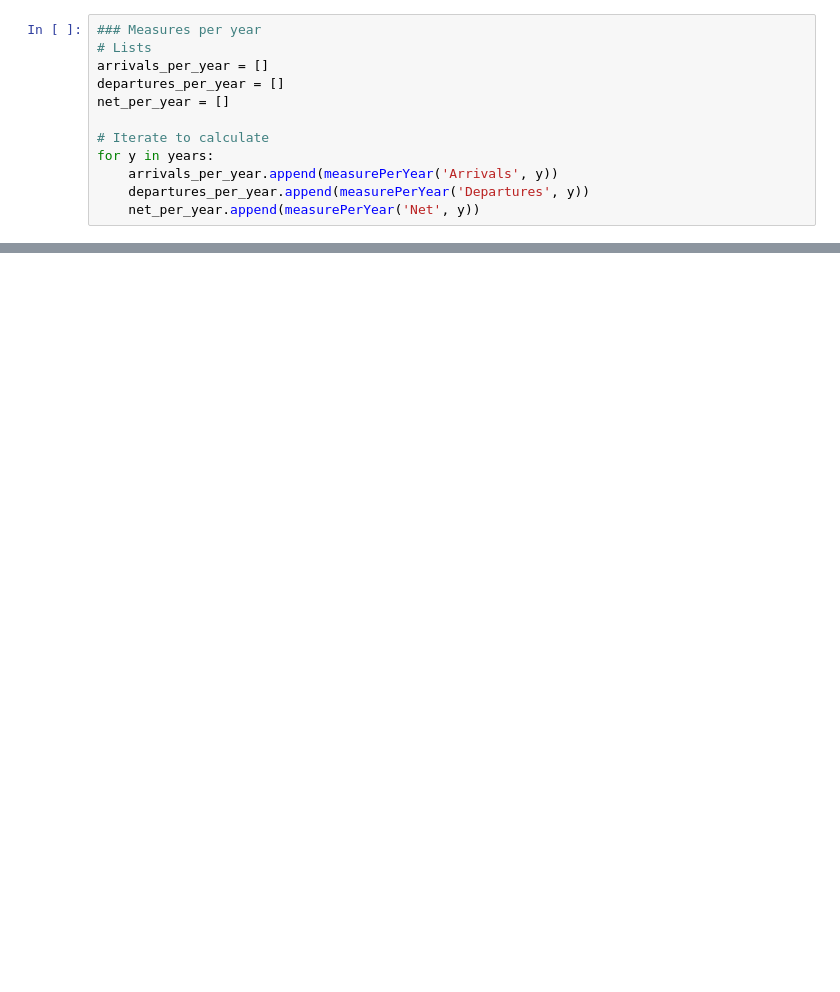
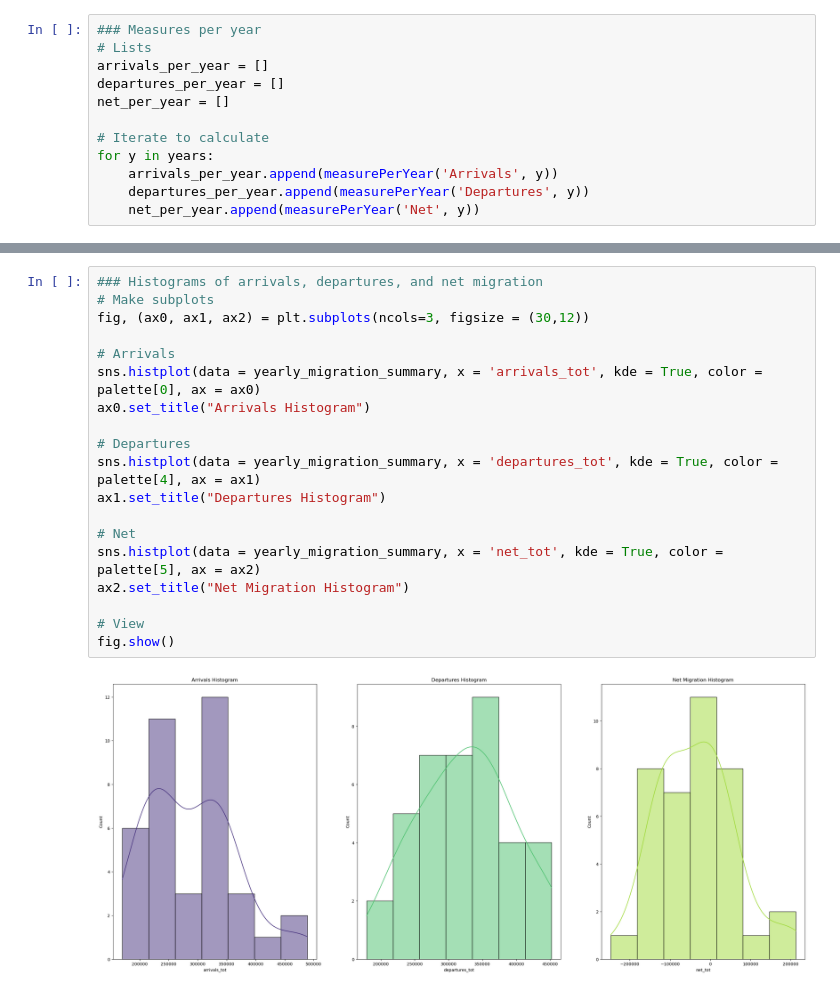
Before and after one commit to lammypi/Data-Science-Explorations, a Jupyter notebook: nz-migration-stats.ipynb, the cells around one changed output, grey strips where cells are left out. Saved outputs shown, nothing was run; the diff lists cells and outputs as text; blank space fills up the shorter version.

```diff
--- a/nz-migration-stats.ipynb
+++ b/nz-migration-stats.ipynb
@@ -235,0 +260,21 @@ print(tbl.tabulate(yearly_migration_summary,
+# %%
+### Histograms of arrivals, departures, and net migration
+# Make subplots
+fig, (ax0, ax1, ax2) = plt.subplots(ncols=3, figsize = (30,12))
+
+# Arrivals
+sns.histplot(data = yearly_migration_summary, x = 'arrivals_tot', kde = True, color = palette[0], ax = ax0)
+ax0.set_title("Arrivals Histogram")
+
+# Departures
+sns.histplot(data = yearly_migration_summary, x = 'departures_tot', kde = True, color = palette[4], ax = ax1)
+ax1.set_title("Departures Histogram")
+
+# Net
+sns.histplot(data = yearly_migration_summary, x = 'net_tot', kde = True, color = palette[5], ax = ax2)
+ax2.set_title("Net Migration Histogram")
+
+# View
+fig.show()
+# %% [output]
+[figure, added]
```
Also changed, not shown: parts of 16 cells of this notebook.
